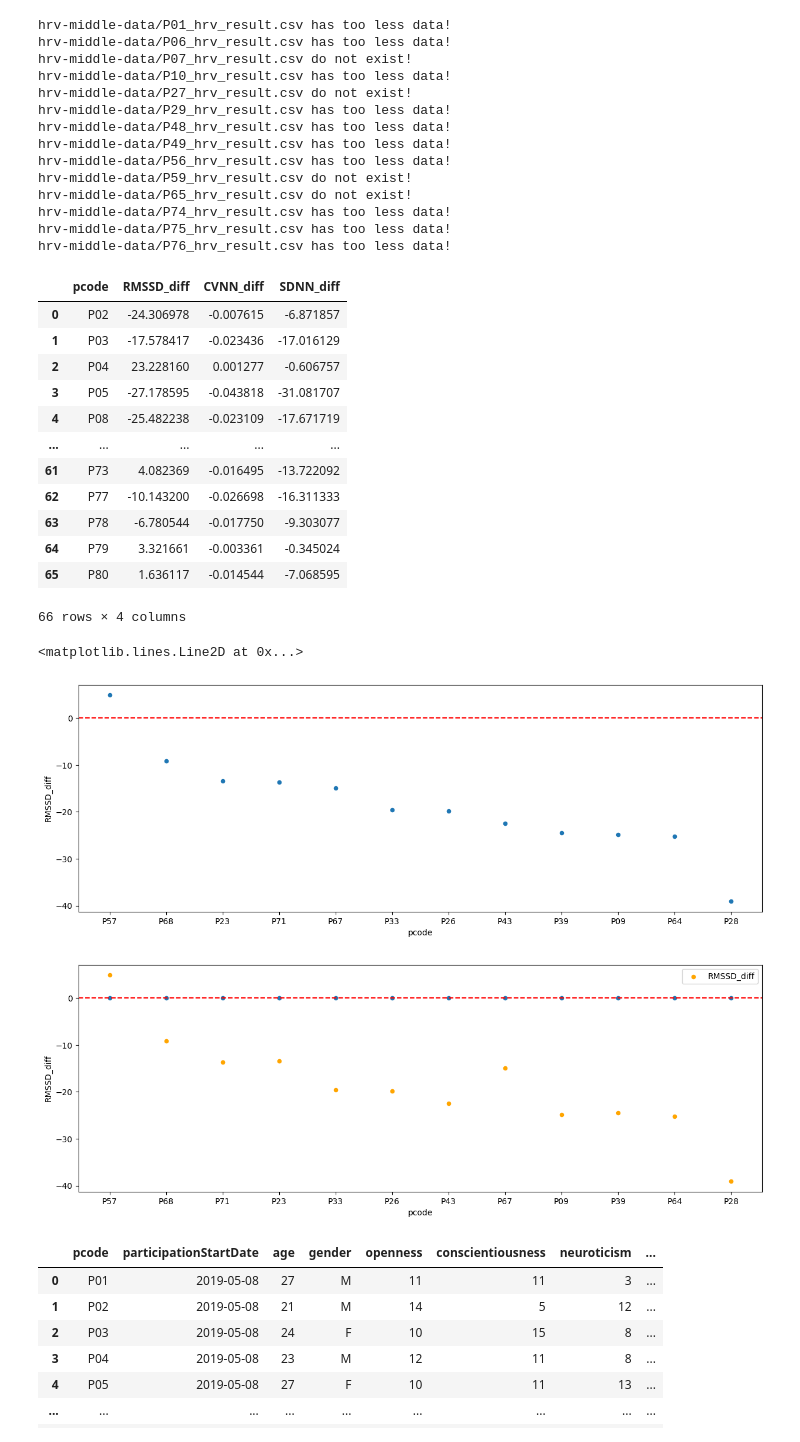
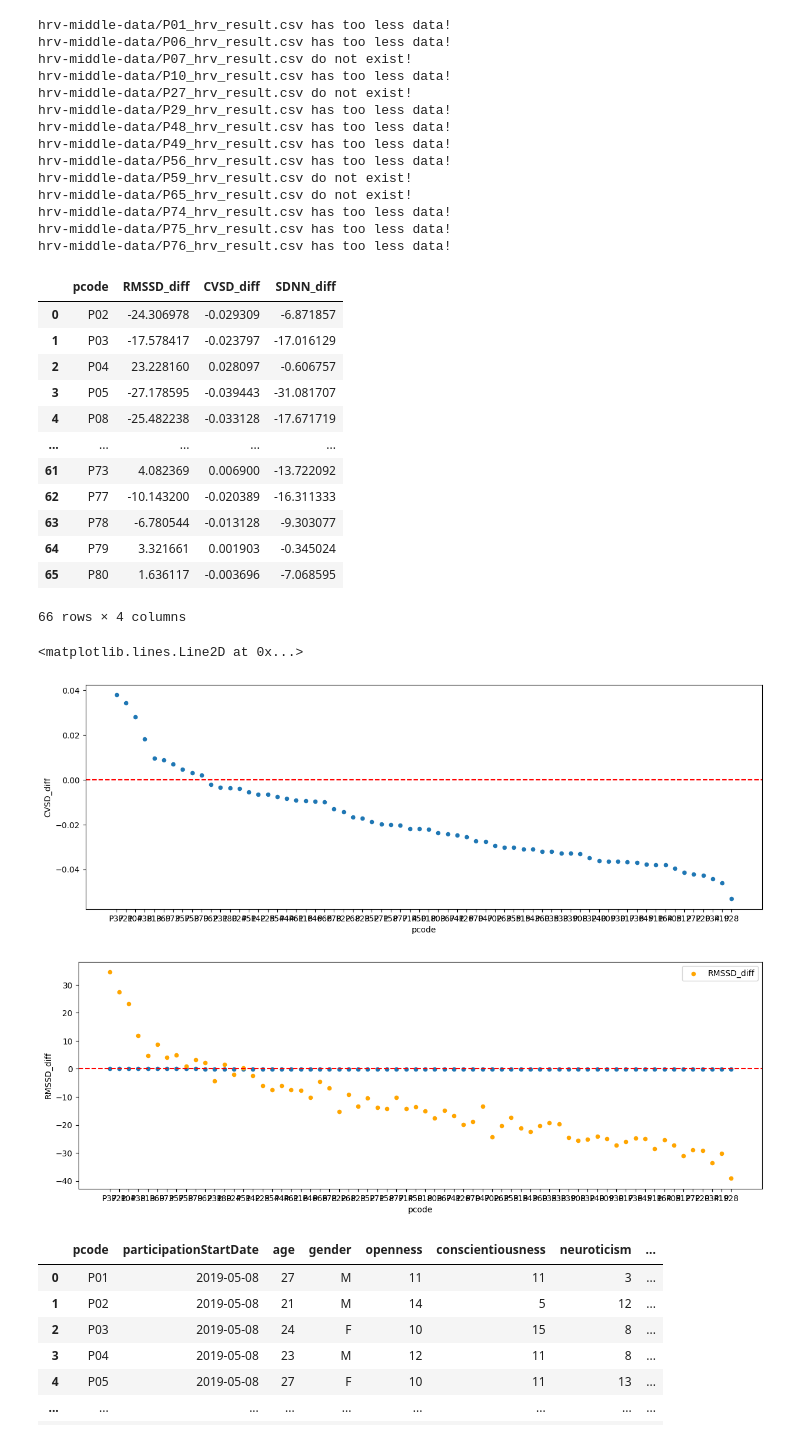
Before and after one commit to chenyfz/INFOMQNM-Project, a Jupyter notebook: hrv_analyse.ipynb, the cells around one changed output. Drawn from its saved outputs; the diff is of its cells as text; code cells hidden in the pictures.

Commit message:
use CVSD instead

```diff
--- a/hrv_analyse.ipynb
+++ b/hrv_analyse.ipynb
@@ -6,8 +6,9 @@ import pandas as pd
 from matplotlib import pyplot as plt
 
 hrv_middle_data_path = 'hrv-middle-data/'
+measurement = 'CVSD_diff'
 
-res = pd.DataFrame([], columns=['pcode', 'RMSSD_diff', 'CVNN_diff', 'SDNN_diff'])
+res = pd.DataFrame([], columns=['pcode', 'RMSSD_diff', 'CVSD_diff', 'SDNN_diff'])
 
 for p_index in range(80):
     participant_key = 'P' + str(p_index + 1).zfill(2)
@@ -24,10 +25,10 @@ for p_index in range(80):
         continue
 
     df['RMSSD_diff'] = df['HRV_RMSSD_after'] - df['HRV_RMSSD_before']
-    df['CVNN_diff'] = df['HRV_CVNN_after'] - df['HRV_CVNN_before']
+    df['CVSD_diff'] = df['HRV_CVSD_after'] - df['HRV_CVSD_before']
     df['SDNN_diff'] = df['HRV_SDNN_after'] - df['HRV_SDNN_before']
 
-    res.loc[len(res)] = [participant_key, df['RMSSD_diff'].mean(), df['CVNN_diff'].mean(), df['SDNN_diff'].mean()]
+    res.loc[len(res)] = [participant_key, df['RMSSD_diff'].mean(), df['CVSD_diff'].mean(), df['SDNN_diff'].mean()]
 
 # res.to_csv('hrv_result.csv', index=False)
 
@@ -47,32 +48,33 @@ hrv-middle-data/P65_hrv_result.csv do not exist!
 hrv-middle-data/P74_hrv_result.csv has too less data!
 hrv-middle-data/P75_hrv_result.csv has too less data!
 hrv-middle-data/P76_hrv_result.csv has too less data!
-|  | pcode | RMSSD_diff | CVNN_diff | SDNN_diff |
-| 0 | P02 | -24.306978 | -0.007615 | -6.871857 |
-| 1 | P03 | -17.578417 | -0.023436 | -17.016129 |
-| 2 | P04 | 23.228160 | 0.001277 | -0.606757 |
-| 3 | P05 | -27.178595 | -0.043818 | -31.081707 |
-| 4 | P08 | -25.482238 | -0.023109 | -17.671719 |
+|  | pcode | RMSSD_diff | CVSD_diff | SDNN_diff |
+| 0 | P02 | -24.306978 | -0.029309 | -6.871857 |
+| 1 | P03 | -17.578417 | -0.023797 | -17.016129 |
+| 2 | P04 | 23.228160 | 0.028097 | -0.606757 |
+| 3 | P05 | -27.178595 | -0.039443 | -31.081707 |
+| 4 | P08 | -25.482238 | -0.033128 | -17.671719 |
 | ... | ... | ... | ... | ... |
-| 61 | P73 | 4.082369 | -0.016495 | -13.722092 |
-| 62 | P77 | -10.143200 | -0.026698 | -16.311333 |
-| 63 | P78 | -6.780544 | -0.017750 | -9.303077 |
-| 64 | P79 | 3.321661 | -0.003361 | -0.345024 |
-| 65 | P80 | 1.636117 | -0.014544 | -7.068595 |
+| 61 | P73 | 4.082369 | 0.006900 | -13.722092 |
+| 62 | P77 | -10.143200 | -0.020389 | -16.311333 |
+| 63 | P78 | -6.780544 | -0.013128 | -9.303077 |
+| 64 | P79 | 3.321661 | 0.001903 | -0.345024 |
+| 65 | P80 | 1.636117 | -0.003696 | -7.068595 |
 66 rows × 4 columns
 # %%
 
-res.sort_values(by='RMSSD_diff', ascending=False, inplace=True)
-plot = res.plot(x='pcode', y='RMSSD_diff', kind='scatter', figsize=(15, 5))
+res.sort_values(by=measurement, ascending=False, inplace=True)
+# res = res[4:64]
+plot = res.plot(x='pcode', y=measurement, kind='scatter', figsize=(15, 5))
 
 
 plot.axhline(0, color='red', linestyle='--', label='y=0 line')
 # %% [output]
 <matplotlib.lines.Line2D at 0x...>
-[figure, old version]
+[figure, new version]
 # %%
-res.sort_values(by='CVNN_diff', ascending=False, inplace=True)
-plot = res.plot(x='pcode', y='CVNN_diff', kind='scatter', figsize=(15, 5))
+res.sort_values(by='CVSD_diff', ascending=False, inplace=True)
+plot = res.plot(x='pcode', y='CVSD_diff', kind='scatter', figsize=(15, 5))
 
 plot.axhline(0, color='red', linestyle='--', label='y=0 line')
 
@@ -81,7 +83,7 @@ res.plot(x='pcode', y='RMSSD_diff', kind='scatter', color='orange', label='RMSSD
 
 plt.show()
 # %% [output]
-[figure, old version]
+[figure, new version]
 # %%
 df_subj = pd.read_csv('dataset/SubjData/UserInfo.csv')
 df_subj
```
Also changed, not shown: parts of 2 cells of this notebook.
